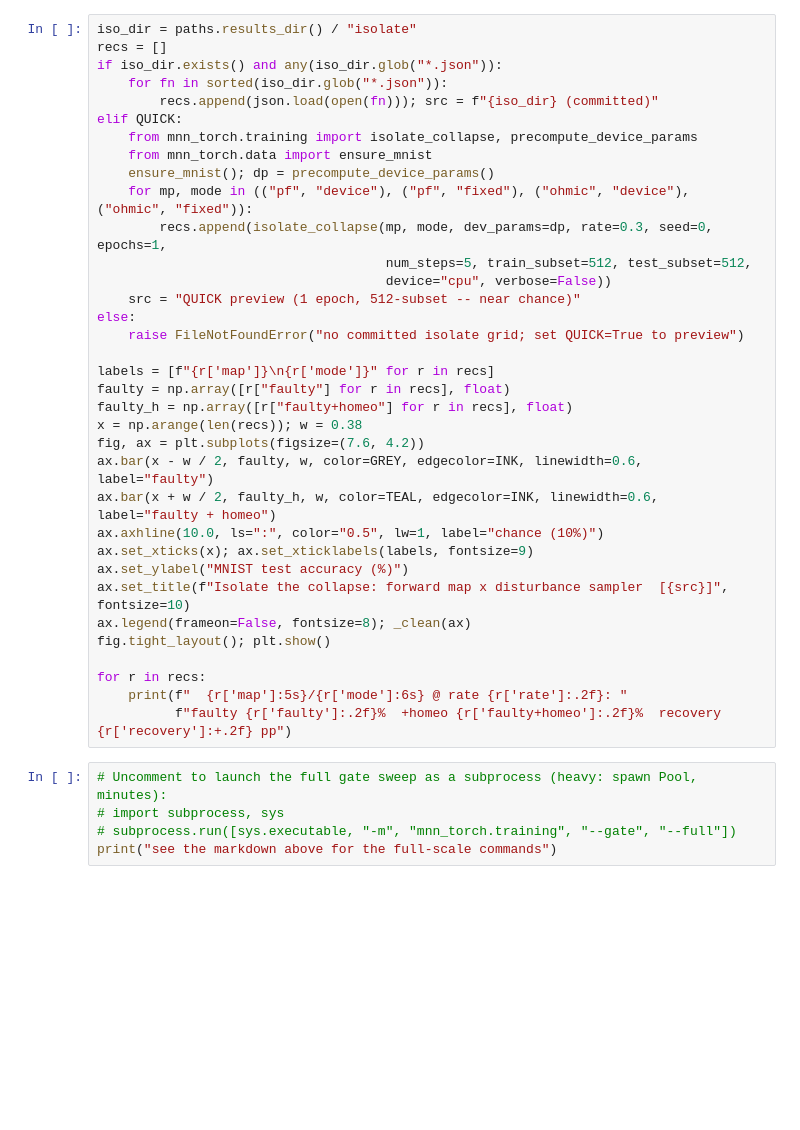
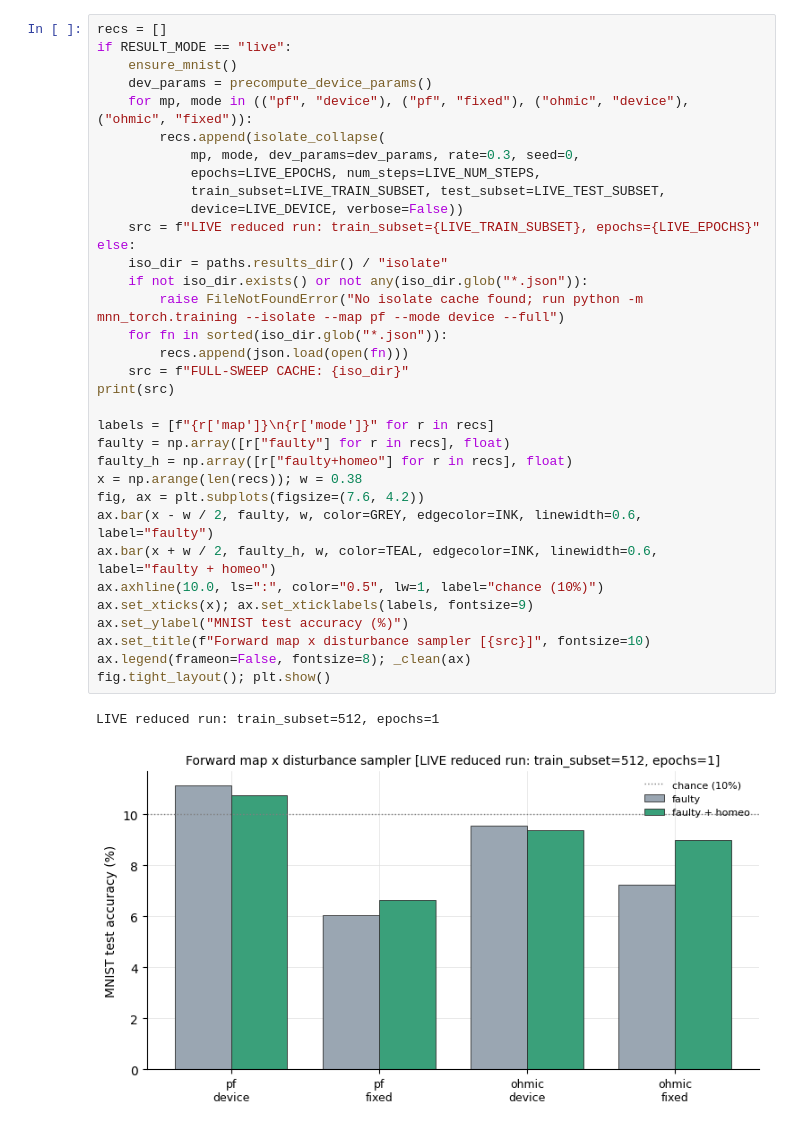
Before and after one commit to hyperionx/mnn-torch, a Jupyter notebook: experiments/homeostasis.ipynb, the cells around one changed output. Drawn from its saved outputs; the diff is of its cells as text; blank space fills up the shorter version.

```diff
--- a/experiments/homeostasis.ipynb
+++ b/experiments/homeostasis.ipynb
@@ -135,40 +151,37 @@ for r in records:
 # %%
-iso_dir = paths.results_dir() / "isolate"
 recs = []
-if iso_dir.exists() and any(iso_dir.glob("*.json")):
+if RESULT_MODE == "live":
+    ensure_mnist()
+    dev_params = precompute_device_params()
+    for mp, mode in (("pf", "device"), ("pf", "fixed"), ("ohmic", "device"), ("ohmic", "fixed")):
+        recs.append(isolate_collapse(
+            mp, mode, dev_params=dev_params, rate=0.3, seed=0,
+            epochs=LIVE_EPOCHS, num_steps=LIVE_NUM_STEPS,
+            train_subset=LIVE_TRAIN_SUBSET, test_subset=LIVE_TEST_SUBSET,
+            device=LIVE_DEVICE, verbose=False))
+    src = f"LIVE reduced run: train_subset={LIVE_TRAIN_SUBSET}, epochs={LIVE_EPOCHS}"
+else:
+    iso_dir = paths.results_dir() / "isolate"
+    if not iso_dir.exists() or not any(iso_dir.glob("*.json")):
+        raise FileNotFoundError("No isolate cache found; run python -m mnn_torch.training --isolate --map pf --mode device --full")
     for fn in sorted(iso_dir.glob("*.json")):
-        recs.append(json.load(open(fn))); src = f"{iso_dir} (committed)"
-elif QUICK:
-    from mnn_torch.training import isolate_collapse, precompute_device_params
-    from mnn_torch.data import ensure_mnist
-    ensure_mnist(); dp = precompute_device_params()
-    for mp, mode in (("pf", "device"), ("pf", "fixed"), ("ohmic", "device"), ("ohmic", "fixed")):
-        recs.append(isolate_collapse(mp, mode, dev_params=dp, rate=0.3, seed=0, epochs=1,
-                                     num_steps=5, train_subset=512, test_subset=512,
-                                     device="cpu", verbose=False))
-    src = "QUICK preview (1 epoch, 512-subset -- near chance)"
-else:
-    raise FileNotFoundError("no committed isolate grid; set QUICK=True to preview")
+        recs.append(json.load(open(fn)))
+    src = f"FULL-SWEEP CACHE: {iso_dir}"
+print(src)
 
 labels = [f"{r['map']}\n{r['mode']}" for r in recs]
 faulty = np.array([r["faulty"] for r in recs], float)
 faulty_h = np.array([r["faulty+homeo"] for r in recs], float)
 x = np.arange(len(recs)); w = 0.38
 fig, ax = plt.subplots(figsize=(7.6, 4.2))
 ax.bar(x - w / 2, faulty, w, color=GREY, edgecolor=INK, linewidth=0.6, label="faulty")
 ax.bar(x + w / 2, faulty_h, w, color=TEAL, edgecolor=INK, linewidth=0.6, label="faulty + homeo")
 ax.axhline(10.0, ls=":", color="0.5", lw=1, label="chance (10%)")
 ax.set_xticks(x); ax.set_xticklabels(labels, fontsize=9)
 ax.set_ylabel("MNIST test accuracy (%)")
-ax.set_title(f"Isolate the collapse: forward map x disturbance sampler  [{src}]", fontsize=10)
+ax.set_title(f"Forward map x disturbance sampler [{src}]", fontsize=10)
 ax.legend(frameon=False, fontsize=8); _clean(ax)
 fig.tight_layout(); plt.show()
-
-for r in recs:
-    print(f"  {r['map']:5s}/{r['mode']:6s} @ rate {r['rate']:.2f}: "
-          f"faulty {r['faulty']:.2f}%  +homeo {r['faulty+homeo']:.2f}%  recovery {r['recovery']:+.2f} pp")
+# %% [output]
+LIVE reduced run: train_subset=512, epochs=1
+[figure, added]
-# %%
-# Uncomment to launch the full gate sweep as a subprocess (heavy: spawn Pool, minutes):
-# import subprocess, sys
-# subprocess.run([sys.executable, "-m", "mnn_torch.training", "--gate", "--full"])
-print("see the markdown above for the full-scale commands")
```
Also changed, not shown: parts of 5 cells of this notebook, 32 other files.
